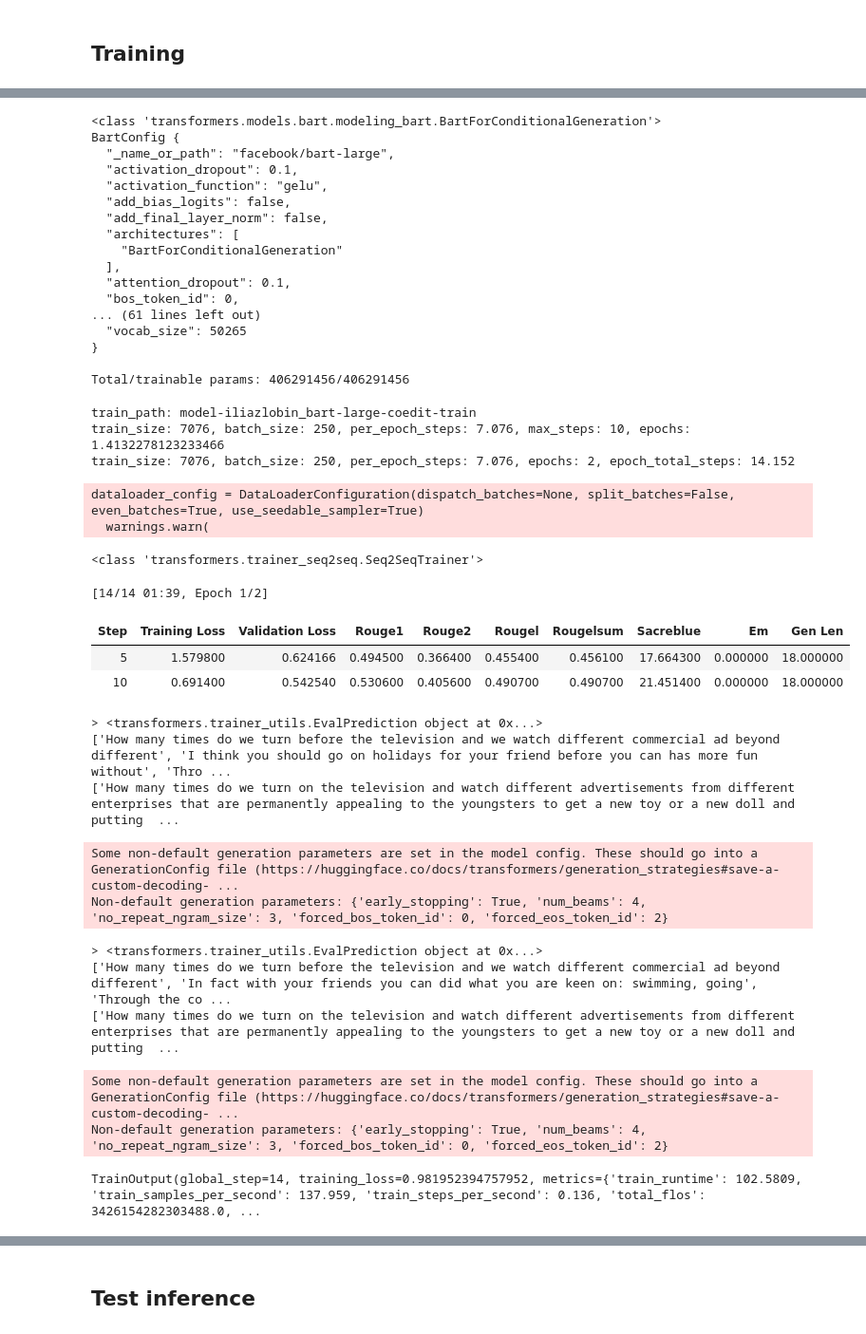
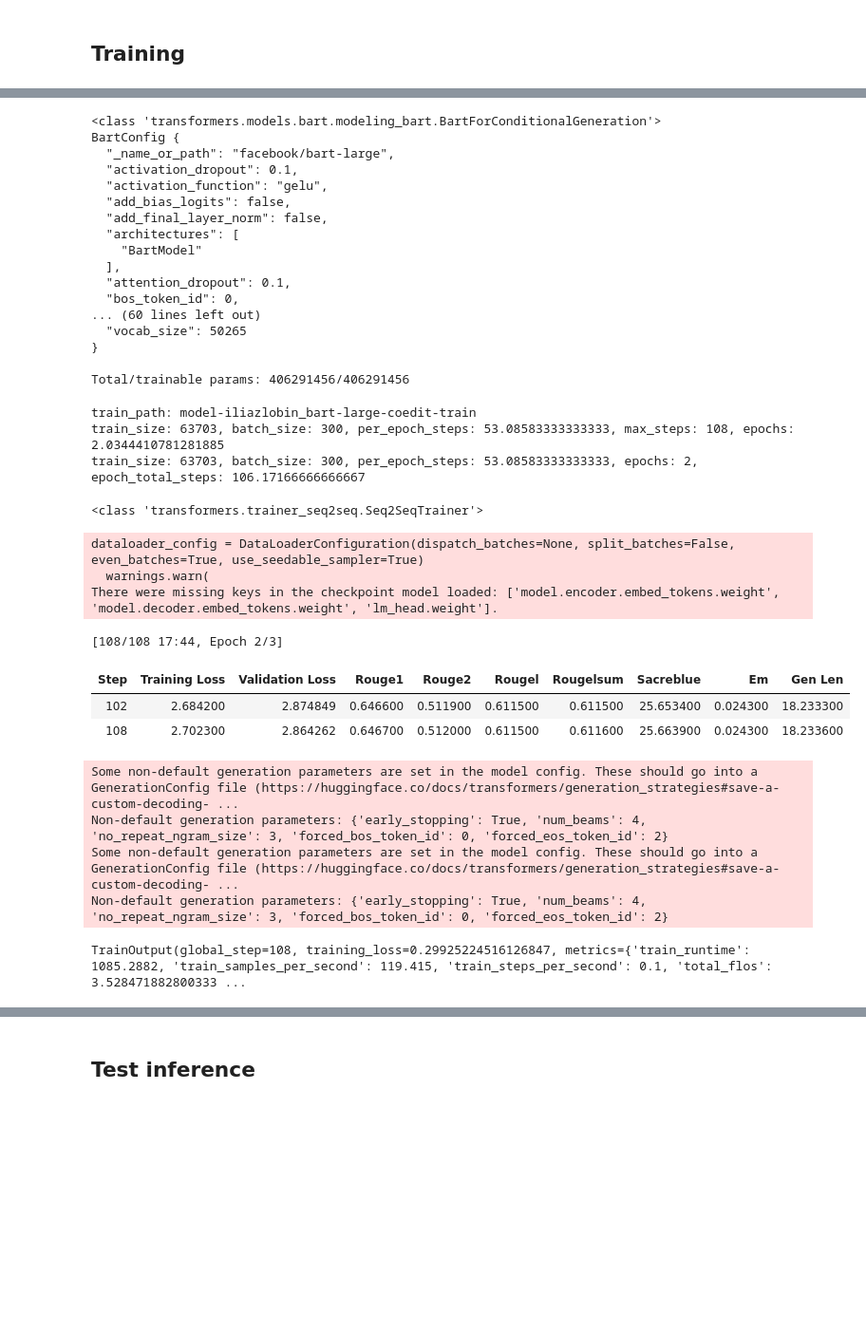
Before and after one commit to iliazlobin/transformers-labs, a Jupyter notebook: model-train/train-bart-coedit.ipynb, the cells around one changed output, grey strips where cells are left out. Shown: that part at 95% size. Saved outputs shown, nothing was run; the diff lists cells and outputs as text; code cells hidden in the pictures; blank space fills up the shorter version.

Commit message:
bart coedit training is complete

```diff
--- a/model-train/train-bart-coedit.ipynb
+++ b/model-train/train-bart-coedit.ipynb
@@ -83,7 +83,7 @@ print(f"model_name: {model_name}," f"model_id: {model_id}," f"model_path: {model
 
 tokenizer = BartTokenizer.from_pretrained(model_id)
 tokenizer.add_eos_token = True
-tokenizer.pad_token_id = tokenizer.eos_token_id
+# tokenizer.pad_token_id = tokenizer.eos_token_id
 tokenizer.padding_side = "right"
 print(type(tokenizer))
 
@@ -121,10 +121,10 @@ all_dataset = load_dataset("grammarly/coedit", split="train+validation")
 
 # train_ratio = 0.001
 # test_ratio = 0.0001
-train_ratio = 0.1
-test_ratio = 0.01
-# train_ratio = 0.9
-# test_ratio = 0.1
+# train_ratio = 0.1
+# test_ratio = 0.01
+train_ratio = 0.9
+test_ratio = 0.1
 
 gec_dataset = all_dataset.filter(lambda x: x["task"] == "gec")
 train_gec_dataset = gec_dataset.select(range(0, int(train_ratio * len(gec_dataset))))
@@ -490,11 +486,11 @@ BartConfig {
   "add_bias_logits": false,
   "add_final_layer_norm": false,
   "architectures": [
-    "BartForConditionalGeneration"
+    "BartModel"
   ],
   "attention_dropout": 0.1,
   "bos_token_id": 0,
-... (61 lines left out)
+... (60 lines left out)
   "vocab_size": 50265
 }
 
@@ -508,12 +504,12 @@ train_path = f"model-{training_model_path}-train"
 print(f"train_path: {train_path}")
 
 train_size = len(processed_dataset["train"])
-batch_size = 250
+batch_size = 300
 gradient_accumulation_steps = 4
 
 per_epoch_steps = train_size / (batch_size * gradient_accumulation_steps)
 
-max_steps = 10
+max_steps = 108
 epochs = max_steps / per_epoch_steps
 print(f"train_size: {train_size}, batch_size: {batch_size}, per_epoch_steps: {per_epoch_steps}, max_steps: {max_steps}, epochs: {epochs}")
 
@@ -525,8 +521,8 @@ epoch_total_steps = epochs * per_epoch_steps
 print(f"train_size: {train_size}, batch_size: {batch_size}, per_epoch_steps: {per_epoch_steps}, epochs: {epochs}, epoch_total_steps: {epoch_total_steps}")
 # %% [output]
 train_path: model-iliazlobin_bart-large-coedit-train
-train_size: 7076, batch_size: 250, per_epoch_steps: 7.076, max_steps: 10, epochs: 1.4132278123233466
-train_size: 7076, batch_size: 250, per_epoch_steps: 7.076, epochs: 2, epoch_total_steps: 14.152
+train_size: 63703, batch_size: 300, per_epoch_steps: 53.08583333333333, max_steps: 108, epochs: 2.0344410781281885
+train_size: 63703, batch_size: 300, per_epoch_steps: 53.08583333333333, epochs: 2, epoch_total_steps: 106.17166666666667
 # %%
 from transformers import Seq2SeqTrainingArguments, Seq2SeqTrainer
 
@@ -536,54 +532,49 @@ args = Seq2SeqTrainingArguments(
     weight_decay=0.01,
     # warmup_ratio=0.05,
     # optim="paged_adamw_8bit",
     fp16=True,
     predict_with_generate=True,
     gradient_checkpointing=True,
     per_device_train_batch_size=batch_size,
     per_device_eval_batch_size=batch_size,
     gradient_accumulation_steps=gradient_accumulation_steps,
     num_train_epochs=epochs,
-    # max_steps=max_steps,
-    # warmup_steps=2,
-    logging_steps=5,
+    max_steps=max_steps,
+    warmup_steps=1,
+    logging_steps=6,
     save_strategy="steps",
-    save_steps=5,
+    save_steps=6,
     evaluation_strategy="steps",
-    eval_steps=5,
+    eval_steps=6,
     report_to="tensorboard",
 )
 
 
 trainer = Seq2SeqTrainer(
     model=training_model,
     train_dataset=processed_dataset["train"],
     eval_dataset=processed_dataset["test"],
     tokenizer=tokenizer,
     data_collator=data_collator,
     compute_metrics=compute_metrics,
     args=args,
 )
 print(type(trainer))
 
 model.config.use_cache = False
-trainer.train()
+trainer.train(resume_from_checkpoint=True)
 # %% [output]
-dataloader_config = DataLoaderConfiguration(dispatch_batches=None, split_batches=False, even_batches=True, use_seedable_sampler=True)
-  warnings.warn(
+<class 'transformers.trainer_seq2seq.Seq2SeqTrainer'>
-<class 'transformers.trainer_seq2seq.Seq2SeqTrainer'>
+dataloader_config = DataLoaderConfiguration(dispatch_batches=None, split_batches=False, even_batches=True, use_seedable_sampler=True)
+  warnings.warn(
+There were missing keys in the checkpoint model loaded: ['model.encoder.embed_tokens.weight', 'model.decoder.embed_tokens.weight', 'lm_head.weight'].
-[14/14 01:39, Epoch 1/2]
+[108/108 17:44, Epoch 2/3]
 | Step | Training Loss | Validation Loss | Rouge1 | Rouge2 | Rougel | Rougelsum | Sacreblue | Em | Gen Len |
-| 5 | 1.579800 | 0.624166 | 0.494500 | 0.366400 | 0.455400 | 0.456100 | 17.664300 | 0.000000 | 18.000000 |
-| 10 | 0.691400 | 0.542540 | 0.530600 | 0.405600 | 0.490700 | 0.490700 | 21.451400 | 0.000000 | 18.000000 |
+| 102 | 2.684200 | 2.874849 | 0.646600 | 0.511900 | 0.611500 | 0.611500 | 25.653400 | 0.024300 | 18.233300 |
+| 108 | 2.702300 | 2.864262 | 0.646700 | 0.512000 | 0.611500 | 0.611600 | 25.663900 | 0.024300 | 18.233600 |
-> <transformers.trainer_utils.EvalPrediction object at 0x...>
-['How many times do we turn before the television and we watch different commercial ad beyond different', 'I think you should go on holidays for your friend before you can has more fun without', 'Thro ...
-['How many times do we turn on the television and watch different advertisements from different enterprises that are permanently appealing to the youngsters to get a new toy or a new doll and putting  ...
+Some non-default generation parameters are set in the model config. These should go into a GenerationConfig file (https://huggingface.co/docs/transformers/generation_strategies#save-a-custom-decoding- ...
+Non-default generation parameters: {'early_stopping': True, 'num_beams': 4, 'no_repeat_ngram_size': 3, 'forced_bos_token_id': 0, 'forced_eos_token_id': 2}
+Some non-default generation parameters are set in the model config. These should go into a GenerationConfig file (https://huggingface.co/docs/transformers/generation_strategies#save-a-custom-decoding- ...
+Non-default generation parameters: {'early_stopping': True, 'num_beams': 4, 'no_repeat_ngram_size': 3, 'forced_bos_token_id': 0, 'forced_eos_token_id': 2}
-Some non-default generation parameters are set in the model config. These should go into a GenerationConfig file (https://huggingface.co/docs/transformers/generation_strategies#save-a-custom-decoding- ...
-Non-default generation parameters: {'early_stopping': True, 'num_beams': 4, 'no_repeat_ngram_size': 3, 'forced_bos_token_id': 0, 'forced_eos_token_id': 2}
+TrainOutput(global_step=108, training_loss=0.29925224516126847, metrics={'train_runtime': 1085.2882, 'train_samples_per_second': 119.415, 'train_steps_per_second': 0.1, 'total_flos': 3.528471882800333 ...
-> <transformers.trainer_utils.EvalPrediction object at 0x...>
-['How many times do we turn before the television and we watch different commercial ad beyond different', 'In fact with your friends you can did what you are keen on: swimming, going', 'Through the co ...
-['How many times do we turn on the television and watch different advertisements from different enterprises that are permanently appealing to the youngsters to get a new toy or a new doll and putting  ...
-Some non-default generation parameters are set in the model config. These should go into a GenerationConfig file (https://huggingface.co/docs/transformers/generation_strategies#save-a-custom-decoding- ...
-Non-default generation parameters: {'early_stopping': True, 'num_beams': 4, 'no_repeat_ngram_size': 3, 'forced_bos_token_id': 0, 'forced_eos_token_id': 2}
-TrainOutput(global_step=14, training_loss=0.981952394757952, metrics={'train_runtime': 102.5809, 'train_samples_per_second': 137.959, 'train_steps_per_second': 0.136, 'total_flos': 3426154282303488.0, ...
 # %%
```
Also changed, not shown: parts of 10 cells of this notebook.
